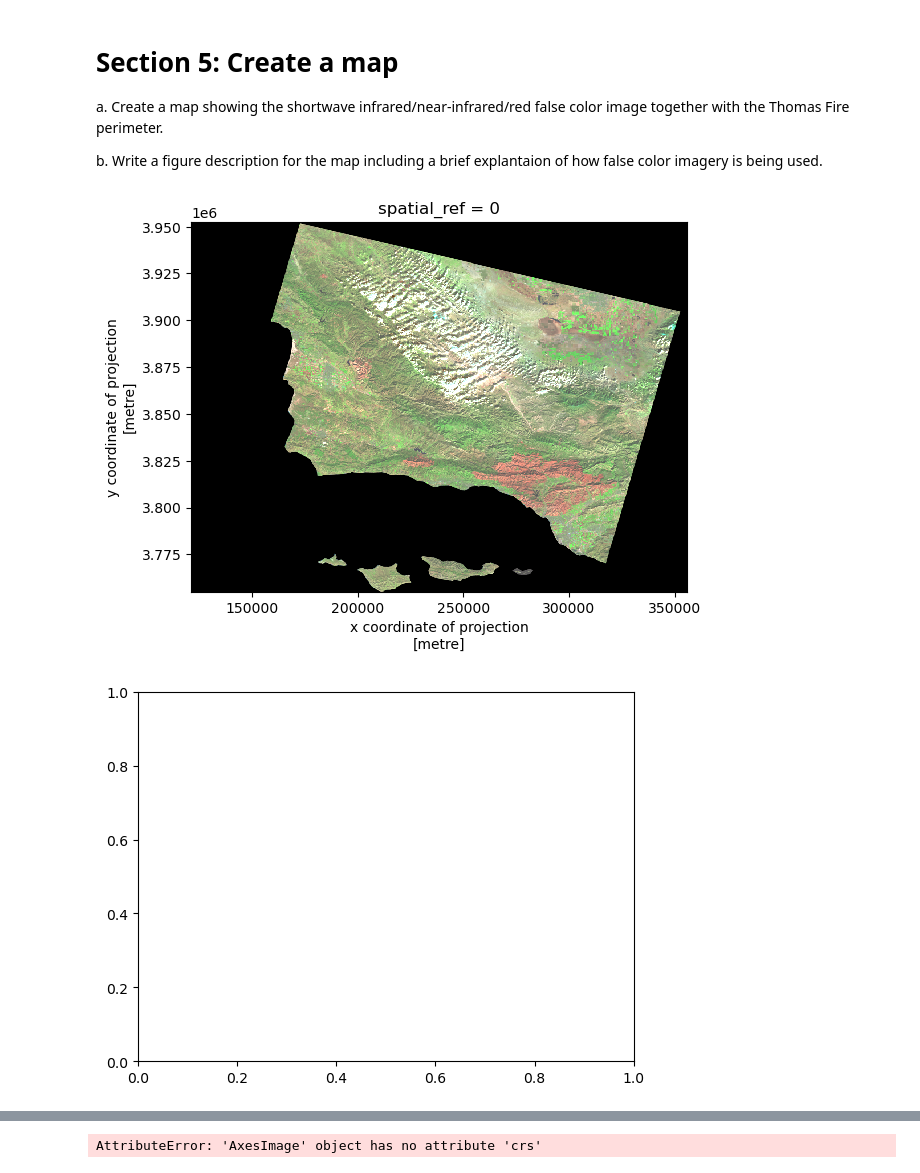
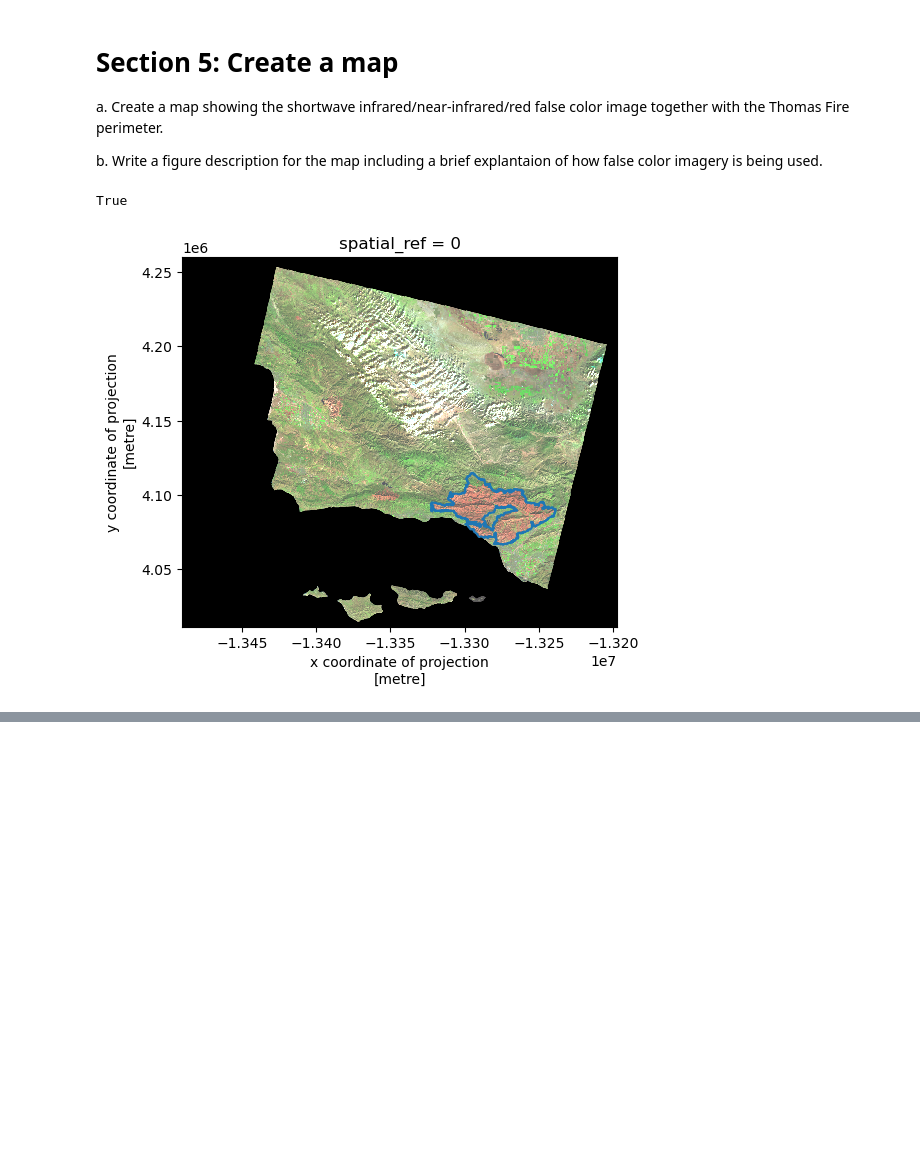
Before and after one commit to tommats00/eds220-hwk4, a Jupyter notebook: hwk4-task2-false-color-Gibbens-Matsuyama.ipynb, the cells around one changed output, grey strips where cells are left out. Cells and saved outputs as stored; diff of their text form; code cells hidden in the pictures; blank space fills up the shorter version.

```diff
--- a/hwk4-task2-false-color-Gibbens-Matsuyama.ipynb
+++ b/hwk4-task2-false-color-Gibbens-Matsuyama.ipynb
@@ -84,20 +84,32 @@ landsat[['swir22', 'nir08', 'red']].to_array().plot.imshow(robust = True)
 a. Create a map showing the shortwave infrared/near-infrared/red false color image together with the Thomas Fire perimeter.
 
 b. Write a figure description for the map including a brief explantaion of how false color imagery is being used.
+# %%
+landsat = landsat.rio.reproject("EPSG:3857")
+
+thomas_perimeter = thomas_perimeter.to_crs('EPSG:3857')
+# %%
+landsat.rio.crs == thomas_perimeter.crs
+# %% [output]
+True
 # %%
 # Create a variable for the false color image map
-false_color = landsat[['swir22', 'nir08', 'red']].to_array().plot.imshow(robust = True)
+false_color = landsat[['swir22', 'nir08', 'red']].to_array()
 
 # Set up fig and ax
 fig, ax = plt.subplots()
 
 # False color image map
-false_color
+false_color.plot.imshow(robust = True,
+                        ax = ax,
+                       alpha = 1)
 
 # Fire perimeters
-thomas_perimeter.plot()
+thomas_perimeter.boundary.plot(ax=ax)
+
+
+
 
 plt.show()
 # %% [output]
-[figure, old version]
+[figure, new version]
-[figure, removed]
@@ -105,7 +116,3 @@ plt.show()
-# %%
-false_color.crs
-# %% [output]
-AttributeError: 'AxesImage' object has no attribute 'crs'
 # %%
 thomas_perimeter.crs
 # %% [output]
```
Also changed, not shown: parts of 4 cells of this notebook.
